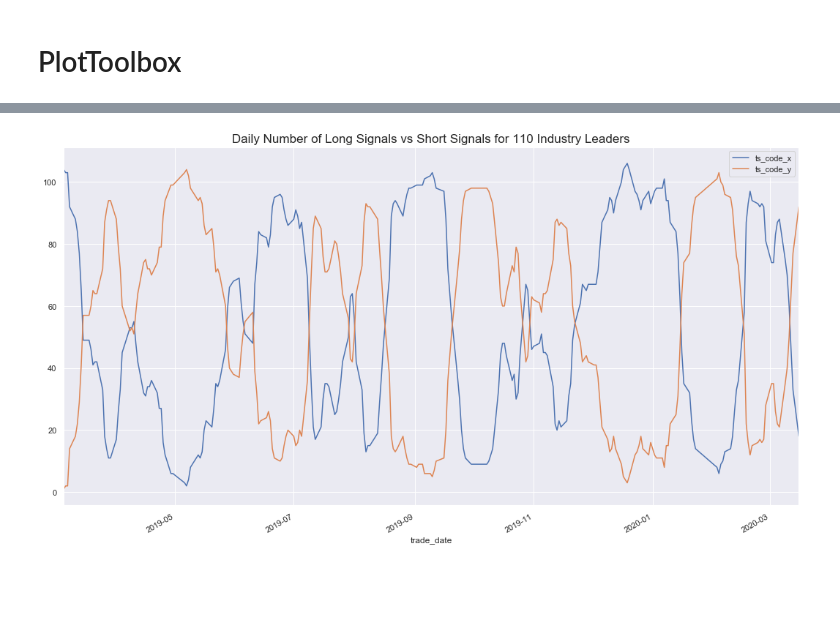
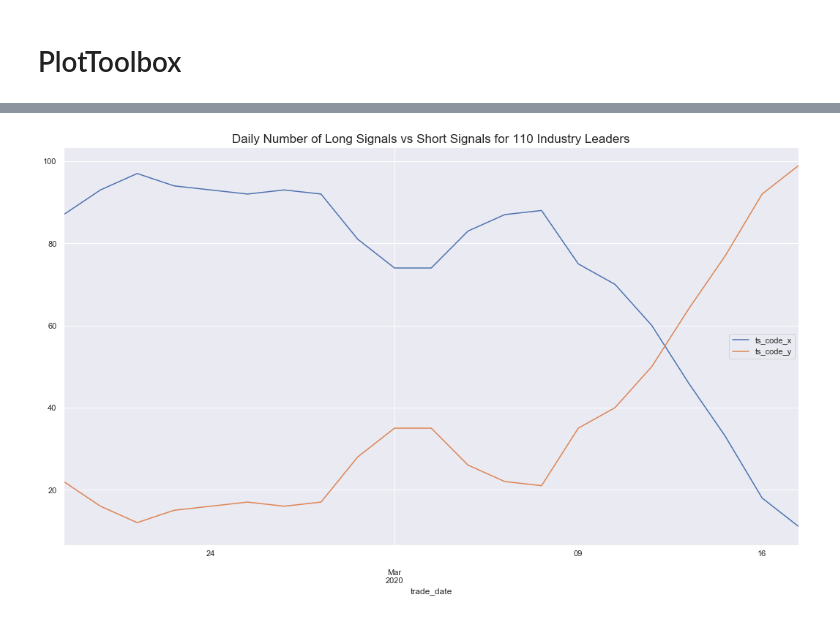
Before and after one commit to bradsun91/brad_public_workspace_mac, a Jupyter notebook: quant_research/20200314_RESEARCH_ENV_SUMMARY.ipynb, the cells around one changed output, grey strips where cells are left out. Drawn from its saved outputs; the diff is of its cells as text; code cells hidden in the pictures; blank space fills up the shorter version.

```diff
--- a/quant_research/20200314_RESEARCH_ENV_SUMMARY.ipynb
+++ b/quant_research/20200314_RESEARCH_ENV_SUMMARY.ipynb
@@ -547,10 +561,10 @@ long_short_counts_df_merged['long_short_ratio'] = long_short_counts_df_merged['t
                                                                                             long_short_counts_df_merged['ts_code_y'])
 long_short_counts_df_merged.index = pd.to_datetime(long_short_counts_df_merged['trade_date'])
 # %%
-long_short_counts_df_merged[['ts_code_x','ts_code_y']].tail(252).plot(figsize = (18,10));
+long_short_counts_df_merged[['ts_code_x','ts_code_y']].tail(21).plot(figsize = (18,10));
 plt.title("Daily Number of Long Signals vs Short Signals for 110 Industry Leaders", fontsize = 17);
 # %% [output]
-[figure, old version]
+[figure, new version]
 # %%
 long_short_counts_df_merged['long_short_ratio'].tail(100).plot(figsize = (18,10))
 # %% [output]
```
Also changed, not shown: parts of 9 cells of this notebook.
